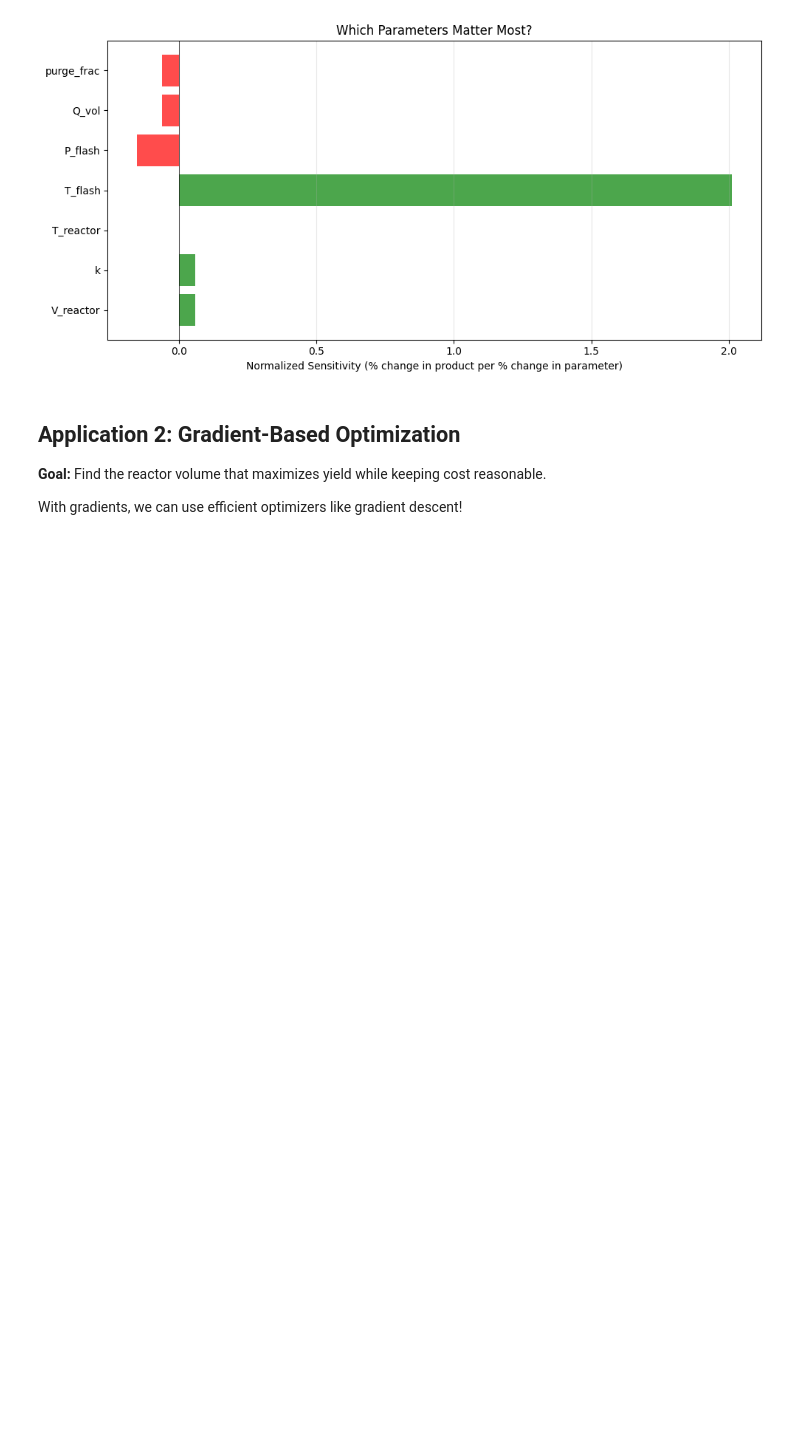
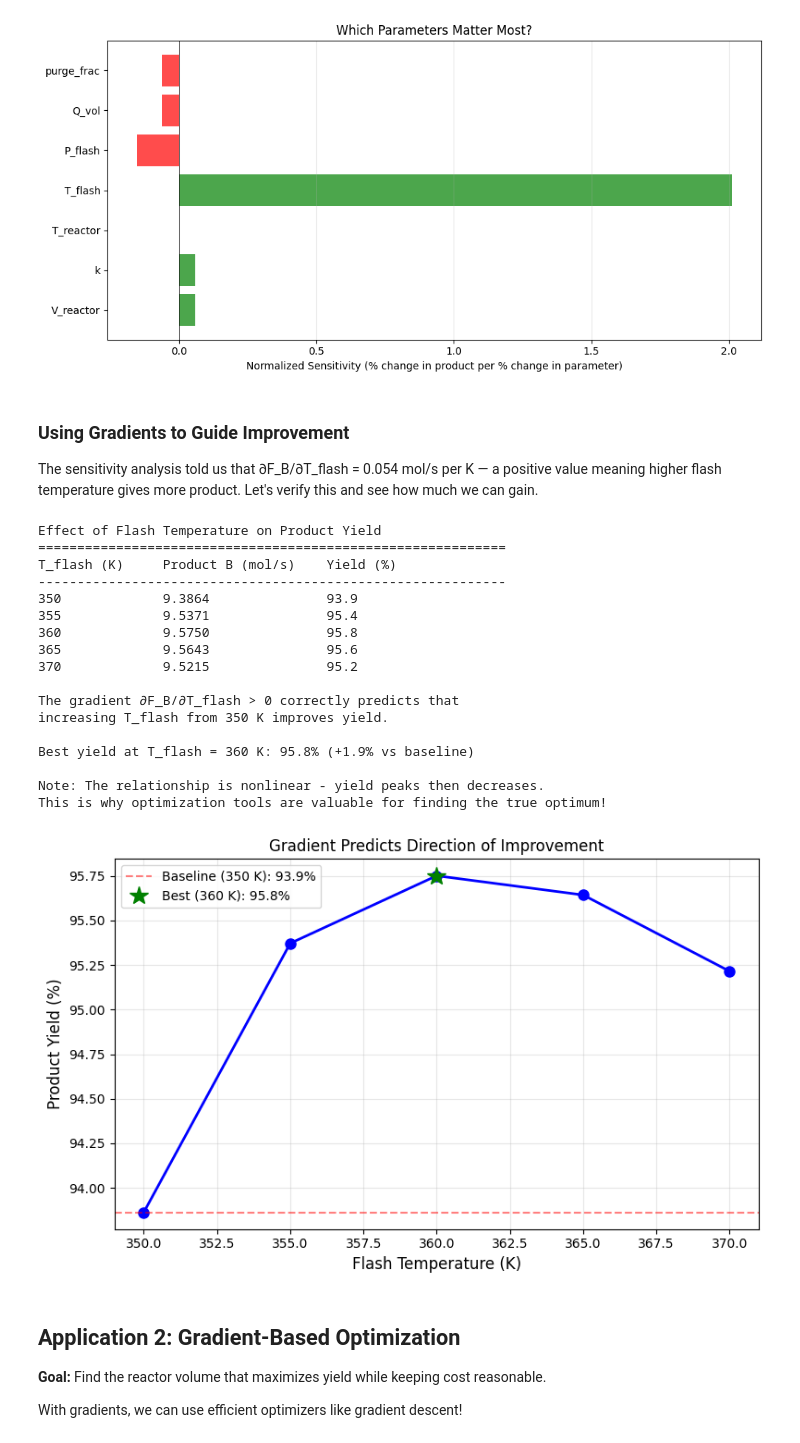
Before and after one commit to jkitchin/differentiable-flowsheets, a Jupyter notebook: about-flowsheets/00k_why_differentiable_flowsheets.ipynb, the cells around one changed output. Drawn from its saved outputs; the diff is of its cells as text; code cells hidden in the pictures; blank space fills up the shorter version.

```diff
--- a/about-flowsheets/00k_why_differentiable_flowsheets.ipynb
+++ b/about-flowsheets/00k_why_differentiable_flowsheets.ipynb
@@ -248,6 +248,78 @@ Interpretation:
   Red bars: Increasing parameter decreases product
   Longer bars: Parameter has more influence
 [figure]
+# %% [markdown]
+### Using Gradients to Guide Improvement
+
+The sensitivity analysis told us that ∂F_B/∂T_flash = 0.054 mol/s per K — a positive value meaning higher flash temperature gives more product. Let's verify this and see how much we can gain.
+# %%
+# Demonstrate the effect of increasing T_flash
+# The gradient tells us the direction of improvement (at the current operating point)
+
+T_flash_values = [350.0, 355.0, 360.0, 365.0, 370.0]
+results = []
+
+print("Effect of Flash Temperature on Product Yield")
+print("=" * 60)
+print(f"{'T_flash (K)':<15} {'Product B (mol/s)':<20} {'Yield (%)':<15}")
+print("-" * 60)
+
+for T in T_flash_values:
+    params_test = params.copy()
+    params_test['T_flash'] = jnp.array(T)
+    F_B = solve_flowsheet(params_test, fresh_feed)
+    yield_pct = float(F_B) / 10.0 * 100
+    results.append((T, float(F_B), yield_pct))
+    print(f"{T:<15.0f} {float(F_B):<20.4f} {yield_pct:<15.1f}")
+
+# Find best result
+best_idx = max(range(len(results)), key=lambda i: results[i][2])
+best_T, best_FB, best_yield = results[best_idx]
+baseline_yield = results[0][2]
+
+# Plot the trend
+fig, ax = plt.subplots(figsize=(8, 5))
+temps = [r[0] for r in results]
+yields = [r[2] for r in results]
+
+ax.plot(temps, yields, 'bo-', linewidth=2, markersize=8)
+ax.axhline(y=baseline_yield, color='r', linestyle='--', alpha=0.5,
+           label=f'Baseline (350 K): {baseline_yield:.1f}%')
+ax.plot(best_T, best_yield, 'g*', markersize=15, label=f'Best ({best_T:.0f} K): {best_yield:.1f}%')
+ax.set_xlabel('Flash Temperature (K)', fontsize=12)
+ax.set_ylabel('Product Yield (%)', fontsize=12)
+ax.set_title('Gradient Predicts Direction of Improvement', fontsize=12)
+ax.legend()
+ax.grid(True, alpha=0.3)
+plt.tight_layout()
+
+improvement = best_yield - baseline_yield
+print(f"\nThe gradient ∂F_B/∂T_flash > 0 correctly predicts that")
+print(f"increasing T_flash from 350 K improves yield.")
+print(f"")
+print(f"Best yield at T_flash = {best_T:.0f} K: {best_yield:.1f}% (+{improvement:.1f}% vs baseline)")
+print(f"")
+print(f"Note: The relationship is nonlinear - yield peaks then decreases.")
+print(f"This is why optimization tools are valuable for finding the true optimum!")
+# %% [output]
+Effect of Flash Temperature on Product Yield
+============================================================
+T_flash (K)     Product B (mol/s)    Yield (%)
+------------------------------------------------------------
+350             9.3864               93.9
+355             9.5371               95.4
+360             9.5750               95.8
+365             9.5643               95.6
+370             9.5215               95.2
+
+The gradient ∂F_B/∂T_flash > 0 correctly predicts that
+increasing T_flash from 350 K improves yield.
+
+Best yield at T_flash = 360 K: 95.8% (+1.9% vs baseline)
+
+Note: The relationship is nonlinear - yield peaks then decreases.
+This is why optimization tools are valuable for finding the true optimum!
+[figure, added]
 # %% [markdown]
 ## Application 2: Gradient-Based Optimization
 
```
Also changed, not shown: parts of 2 cells of this notebook.
